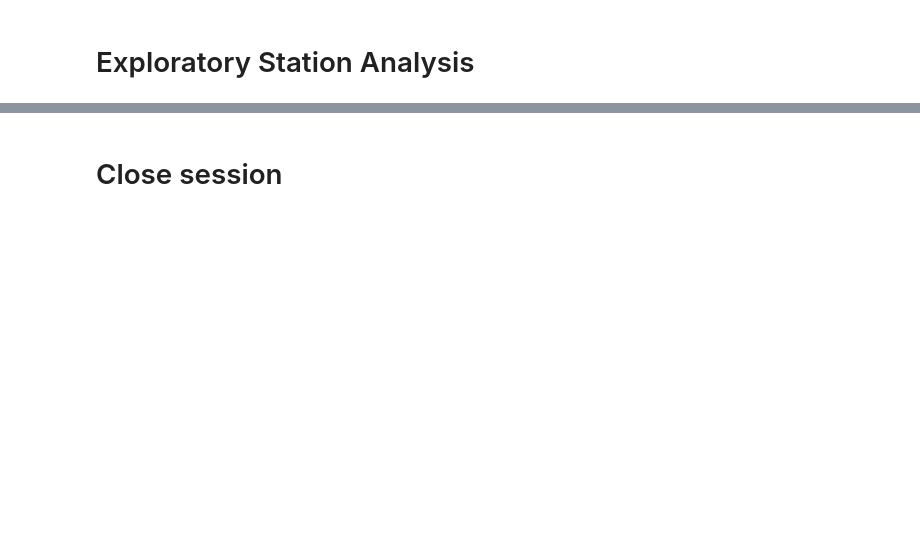
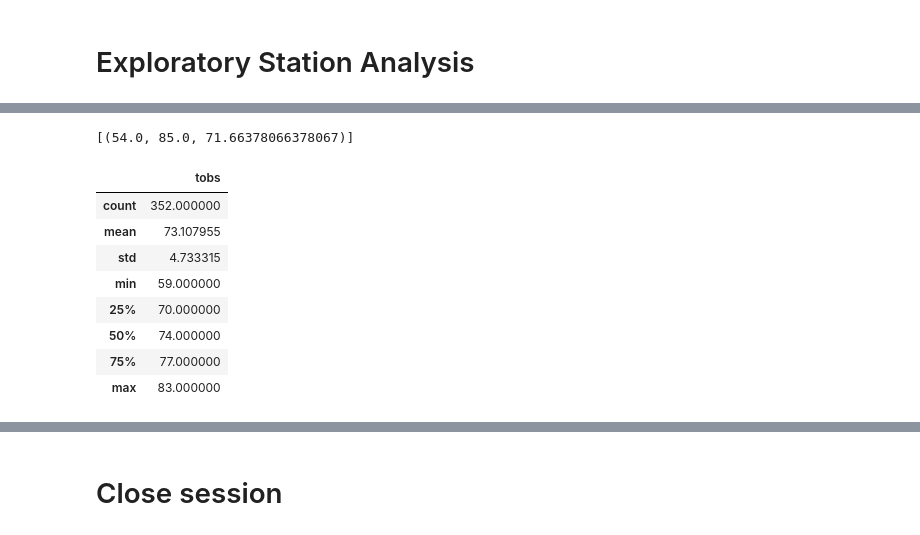
Before and after one commit to vsanga04/sqlalchemy-challenge, a Jupyter notebook: climate_starter.ipynb, the cells around one changed output, grey strips where cells are left out. Saved outputs shown, nothing was run; the diff lists cells and outputs as text; code cells hidden in the pictures; blank space fills up the shorter version.

```diff
--- a/climate_starter.ipynb
+++ b/climate_starter.ipynb
@@ -183,5 +209,29 @@ prcp_one_year_df.describe()
 # %%
 # Using the most active station id from the previous query, calculate the lowest, highest, and average temperature.
+active_station = prcp_one_year_df.loc[prcp_one_year_df["station"] == "USC00519281"]
+active_station
+active_station.agg(["min", "max", "mean"])
+
+measures = session.query(func.min(Measurement.tobs), func.max(Measurement.tobs), func.avg(Measurement.tobs))\
+    .filter(Measurement.station =="USC00519281").all()
+measures
+# %% [output]
+[(54.0, 85.0, 71.66378066378067)]
 # %%
 # Using the most active station id
 # Query the last 12 months of temperature observation data for this station and plot the results as a histogram
+active_station = session.query(Measurement.tobs).filter(Measurement.station=="USC00519281")\
+    .filter(Measurement.date >= '2016-08-23').all()
+active_station
+active_station_temp=pd.DataFrame(active_station, columns=["tobs"])
+active_station_temp.describe()
+# %% [output]
+|  | tobs |
+| count | 352.000000 |
+| mean | 73.107955 |
+| std | 4.733315 |
+| min | 59.000000 |
+| 25% | 70.000000 |
+| 50% | 74.000000 |
+| 75% | 77.000000 |
+| max | 83.000000 |
```
Also changed, not shown: parts of 10 cells of this notebook, 2 other files.
